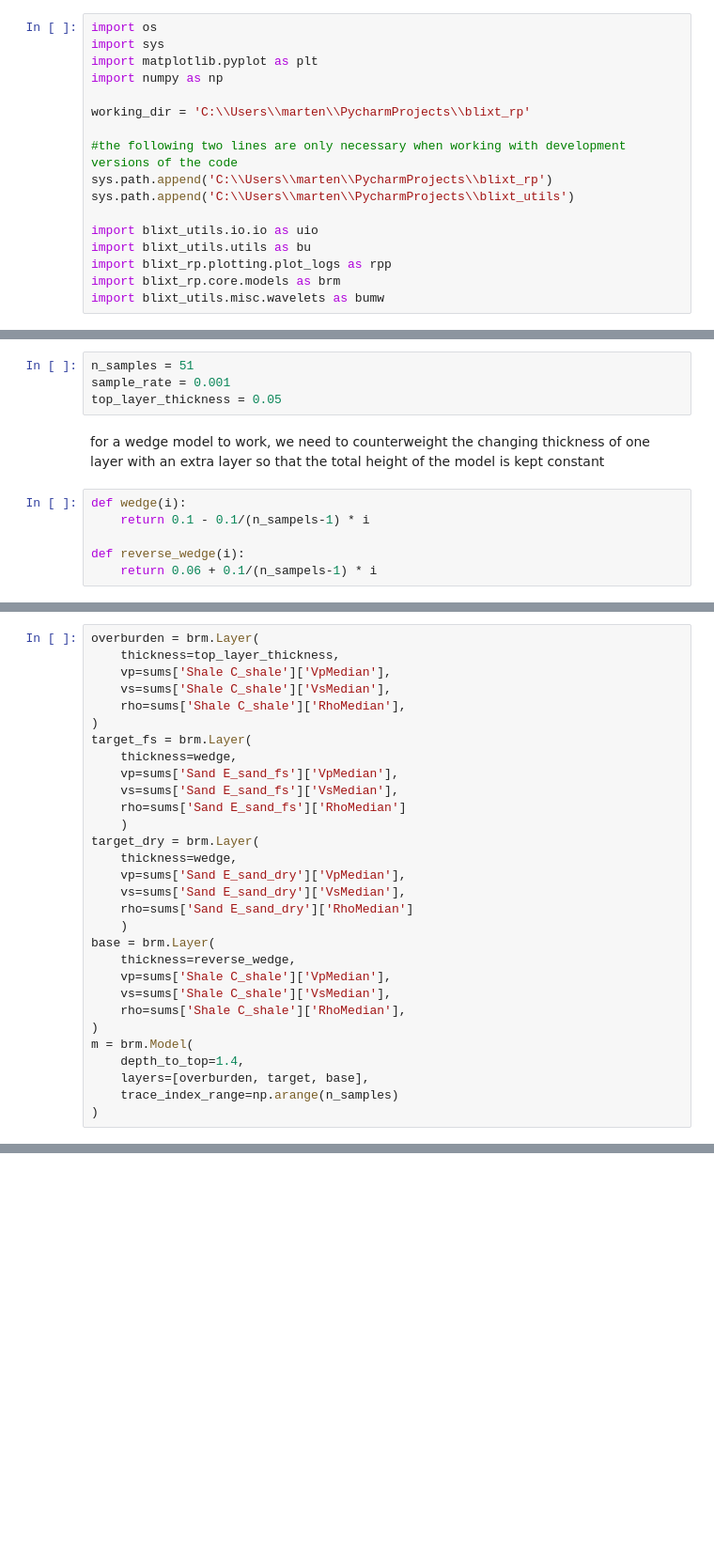
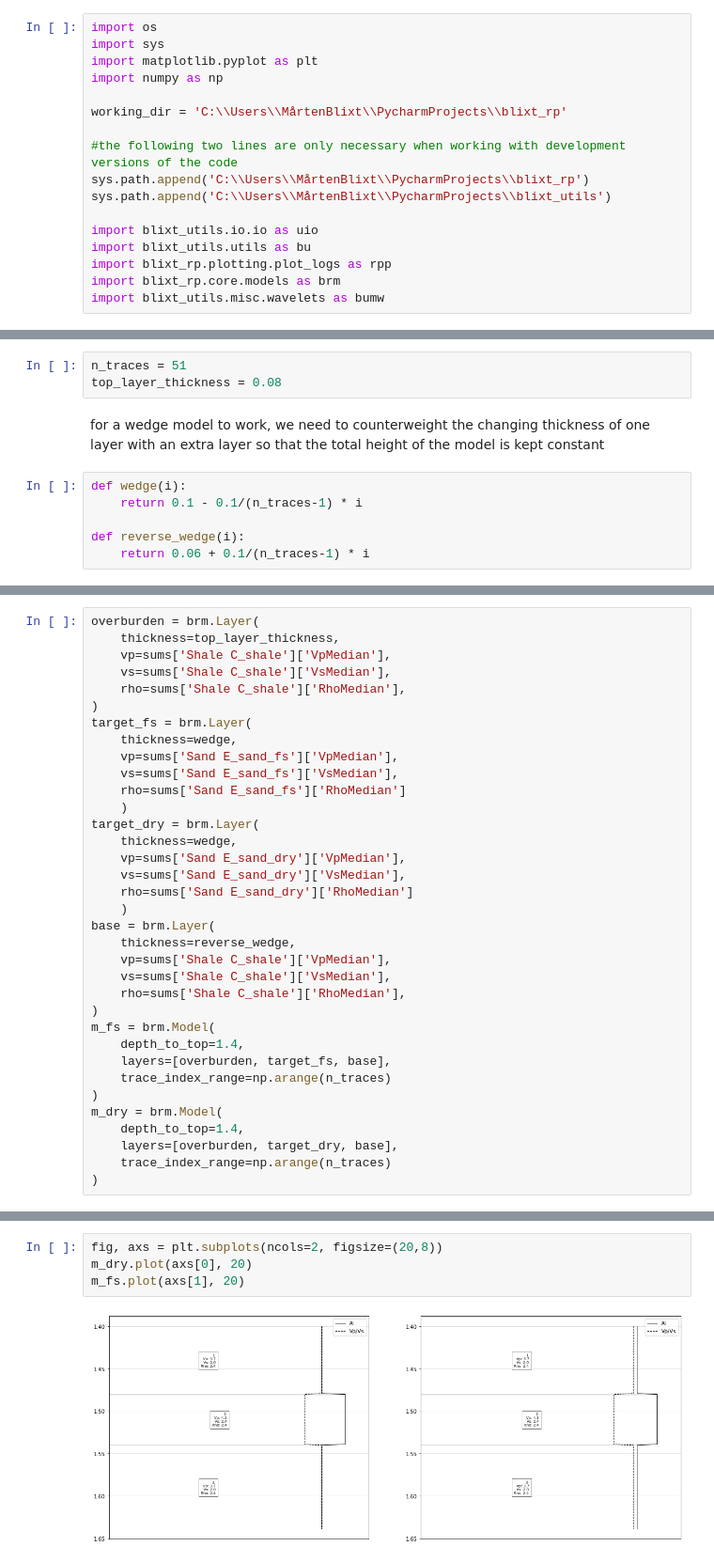
Before and after one commit to emblixt/blixt_rp, a Jupyter notebook: Simple seismic modeling.ipynb, the cells around one changed output, grey strips where cells are left out. Shown at 94% size. Saved outputs shown, nothing was run; the diff lists cells and outputs as text; blank space fills up the shorter version.

```diff
--- a/Simple seismic modeling.ipynb
+++ b/Simple seismic modeling.ipynb
@@ -14,11 +14,11 @@ import sys
 import matplotlib.pyplot as plt
 import numpy as np
 
-working_dir = 'C:\\Users\\marten\\PycharmProjects\\blixt_rp'
+working_dir = 'C:\\Users\\MårtenBlixt\\PycharmProjects\\blixt_rp'
 
 #the following two lines are only necessary when working with development versions of the code
-sys.path.append('C:\\Users\\marten\\PycharmProjects\\blixt_rp')
-sys.path.append('C:\\Users\\marten\\PycharmProjects\\blixt_utils')
+sys.path.append('C:\\Users\\MårtenBlixt\\PycharmProjects\\blixt_rp')
+sys.path.append('C:\\Users\\MårtenBlixt\\PycharmProjects\\blixt_utils')
 
 import blixt_utils.io.io as uio
 import blixt_utils.utils as bu
@@ -79,14 +79,13 @@ Now we can build two, quasi-2D, wedge models. One with brine filled target and o
 
 To create a quasi-2D model, we need an index parametrizing the lateral variation. Lets set it to contain 51 steps
 # %%
-n_samples = 51
-sample_rate = 0.001
-top_layer_thickness = 0.05
+n_traces = 51
+top_layer_thickness = 0.08
 # %% [markdown]
 for a wedge model to work, we need to counterweight the changing thickness of one layer with an extra layer so that the total height of the model is kept constant
 # %%
 def wedge(i):
-    return 0.1 - 0.1/(n_sampels-1) * i
+    return 0.1 - 0.1/(n_traces-1) * i
 
 def reverse_wedge(i):
-    return 0.06 + 0.1/(n_sampels-1) * i
+    return 0.06 + 0.1/(n_traces-1) * i
@@ -115,8 +116,13 @@ base = brm.Layer(
     vs=sums['Shale C_shale']['VsMedian'],
     rho=sums['Shale C_shale']['RhoMedian'],
 )
-m = brm.Model(
+m_fs = brm.Model(
     depth_to_top=1.4,
-    layers=[overburden, target, base],
-    trace_index_range=np.arange(n_samples)
+    layers=[overburden, target_fs, base],
+    trace_index_range=np.arange(n_traces)
 )
+m_dry = brm.Model(
+    depth_to_top=1.4,
+    layers=[overburden, target_dry, base],
+    trace_index_range=np.arange(n_traces)
+)
@@ -122,0 +131,6 @@ m = brm.Model(
+# %%
+fig, axs = plt.subplots(ncols=2, figsize=(20,8))
+m_dry.plot(axs[0], 20)
+m_fs.plot(axs[1], 20)
+# %% [output]
+[figure, added]
```
Also changed, not shown: parts of 6 cells of this notebook, 5 other files.
